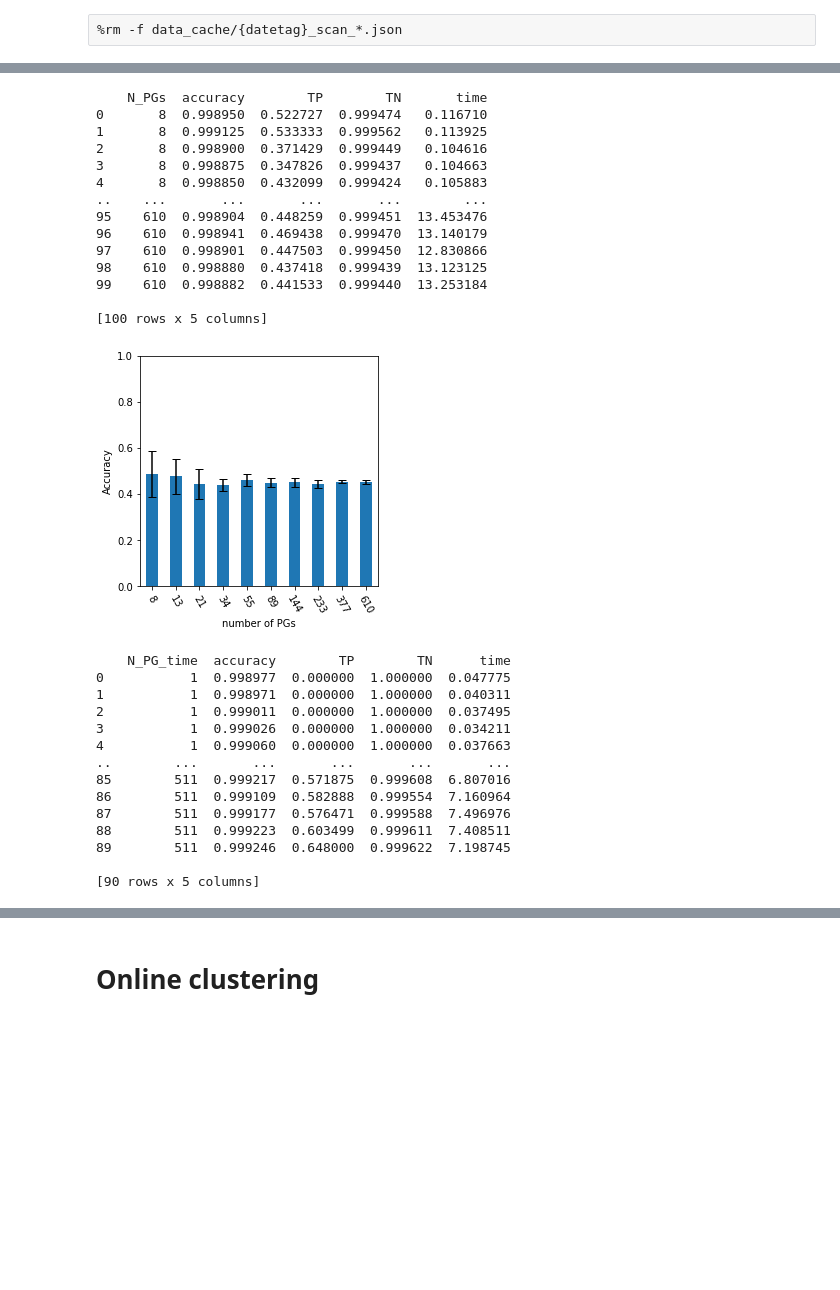
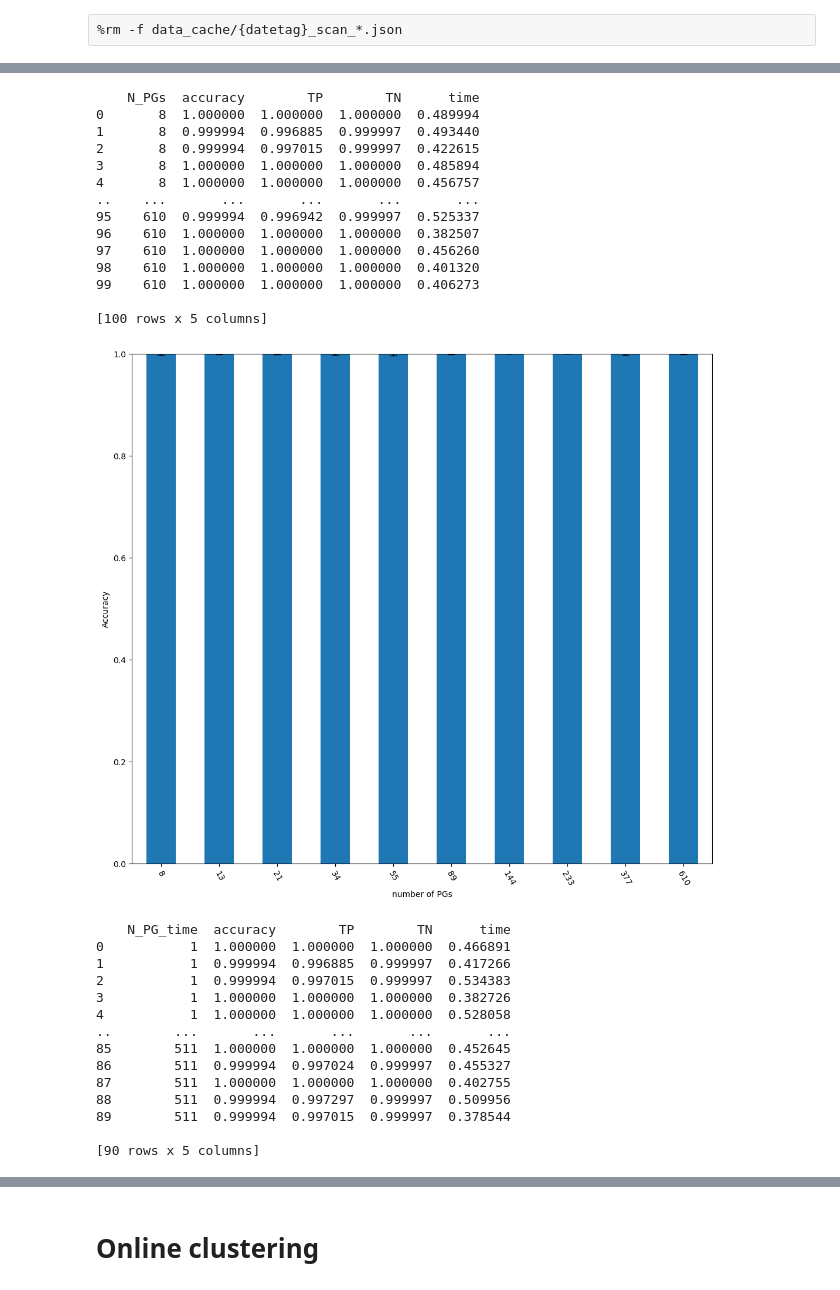
Before and after one commit to SpikeAI/TemporallyHeterogeneousConnections, a Jupyter notebook: dev/2022-11-16_ABCD.ipynb, the cells around one changed output, grey strips where cells are left out. Drawn from its saved outputs; the diff is of its cells as text; code cells hidden in the pictures; blank space fills up the shorter version.

```diff
--- a/dev/2022-11-16_ABCD.ipynb
+++ b/dev/2022-11-16_ABCD.ipynb
@@ -446,9 +417,8 @@ ax.set_yticklabels(np.arange(0, env_fig1.opt.N_PGs)+1)
 # %% [markdown]
 It results in the following activation of the postsynaptic neurons (activation probability with a Bernoullin trial):
 # %%
-subplotpars = matplotlib.figure.SubplotParams(left=0.125, right=.95, bottom=0.25, top=.975)
 for suff in ['', '_k']:
-    fig, ax = plt.subplots(1, 1, figsize=figsize, subplotpars=subplotpars)
+    fig, ax = plt.subplots(1, 1, figsize=figsize, subplotpars=subplotpars_fig1)
     for i_PG in range(env_fig1.opt.N_PGs):
         b_ = torch.zeros_like(b)
         b_[0, i_PG, :] = b[0, i_PG, :]
@@ -517,6 +493,5 @@ fig, axs = env_fig1.plot_PG(rp_PG, aspect=15);
 # %%
-fig, ax = plt.subplots(1, 1, figsize=figsize, subplotpars=subplotpars)
-colors = ['r', 'g' , 'b' , 'm']
+fig, ax = plt.subplots(1, 1, figsize=figsize, subplotpars=subplotpars_fig1)
 
 for i in range(0, env_fig1.opt.N_PGs):
     ax.eventplot([np.where(b[0, i, :] == 1.)[0]], colors=colors[i], lineoffsets=1.*i+.4, linelengths=0.8);
@@ -547,6 +522,5 @@ TODO: montrer des PGs générant des vagues, du bruit de Poisson, des one-spike
 # %%
 %mkdir -p data_cache
 # %%
-opt = init(datetag)
 opt.datetag
 # %% [output]
@@ -597,11 +573,10 @@ for key in scan_dicts:
                 new_env = ABCD(opt)
                 print(key, value)
                 new_env.d[key] = value
-                new_env.init()
                 # draw a new set of PGs
                 PG = new_env.set_PG(seed=seed+i_loc)
                 # test it
-                accuracy, TP, TN = new_env.test_model(PG, PG, seed=seed+i_loc+1)
+                accuracy, TP, TN = new_env.test_model(PG, PG, seed=seed+i_loc)
                 # toc
                 elapsed_time = time.time() - since
                 df_scan.loc[i_loc] = {key:value, 'accuracy':accuracy.item(), 'TP':TP.item(), 'TN':TN.item(), 'time':elapsed_time}
@@ -632,57 +607,53 @@ N_PG_time 15
 # %%
-fig_width = 4
-import matplotlib
-#subplotpars = matplotlib.figure.SubplotParams(left=0., right=1., bottom=0., top=1., wspace=0., hspace=0.,)
-subplotpars = matplotlib.figure.SubplotParams(left=0.15, right=.975, bottom=0.175, top=.975)
 
 import matplotlib.pyplot as plt
 for key in scan_dicts:
     filename = f'data_cache/{datetag}_scan_{key}.json'
     df_scan = pd.read_json(filename)
     print(df_scan)
     #for acc in ['TP', 'TN']
     #ax = df_scan.plot.scatter(x=key, y=['TP'], alpha=.1)
     #ax = df_scan.boxplot(column=key)
     # https://pandas.pydata.org/pandas-docs/stable/user_guide/visualization.html?highlight=errorbar#visualization-errorbars
     gp_scan = df_scan[[key, 'TP']].groupby([key])
     means = gp_scan.mean()
     errors = gp_scan.std()
-    fig, ax = plt.subplots(figsize=(fig_width, fig_width), subplotpars=subplotpars)
+    fig, ax = plt.subplots(figsize=(opt.fig_width, opt.fig_width), subplotpars=subplotpars)
     means.plot.bar(yerr=errors, ax=ax, capsize=4, rot=-60, legend=False)
     ax.set_ylabel('Accuracy')
     ax.set_xlabel(label_dicts[key])
     #ax.set_xscale('log')
     ax.set_ylim(0, 1)
     #fig = ax.get_figure()
     #if not figpath is  None: fig.savefig(figpath + '/figure_' + key + '.pdf')
     plt.show()
 # %% [output]
-    N_PGs  accuracy        TP        TN       time
-0       8  0.998950  0.522727  0.999474   0.116710
-1       8  0.999125  0.533333  0.999562   0.113925
-2       8  0.998900  0.371429  0.999449   0.104616
-3       8  0.998875  0.347826  0.999437   0.104663
-4       8  0.998850  0.432099  0.999424   0.105883
-..    ...       ...       ...       ...        ...
-95    610  0.998904  0.448259  0.999451  13.453476
-96    610  0.998941  0.469438  0.999470  13.140179
-97    610  0.998901  0.447503  0.999450  12.830866
-98    610  0.998880  0.437418  0.999439  13.123125
-99    610  0.998882  0.441533  0.999440  13.253184
+    N_PGs  accuracy        TP        TN      time
+0       8  1.000000  1.000000  1.000000  0.489994
+1       8  0.999994  0.996885  0.999997  0.493440
+2       8  0.999994  0.997015  0.999997  0.422615
+3       8  1.000000  1.000000  1.000000  0.485894
+4       8  1.000000  1.000000  1.000000  0.456757
+..    ...       ...       ...       ...       ...
+95    610  0.999994  0.996942  0.999997  0.525337
+96    610  1.000000  1.000000  1.000000  0.382507
+97    610  1.000000  1.000000  1.000000  0.456260
+98    610  1.000000  1.000000  1.000000  0.401320
+99    610  1.000000  1.000000  1.000000  0.406273
 
 [100 rows x 5 columns]
-[figure, old version]
+[figure, new version]
     N_PG_time  accuracy        TP        TN      time
-0           1  0.998977  0.000000  1.000000  0.047775
-1           1  0.998971  0.000000  1.000000  0.040311
-2           1  0.999011  0.000000  1.000000  0.037495
-3           1  0.999026  0.000000  1.000000  0.034211
-4           1  0.999060  0.000000  1.000000  0.037663
+0           1  1.000000  1.000000  1.000000  0.466891
+1           1  0.999994  0.996885  0.999997  0.417266
+2           1  0.999994  0.997015  0.999997  0.534383
+3           1  1.000000  1.000000  1.000000  0.382726
+4           1  1.000000  1.000000  1.000000  0.528058
 ..        ...       ...       ...       ...       ...
-85        511  0.999217  0.571875  0.999608  6.807016
-86        511  0.999109  0.582888  0.999554  7.160964
-87        511  0.999177  0.576471  0.999588  7.496976
-88        511  0.999223  0.603499  0.999611  7.408511
-89        511  0.999246  0.648000  0.999622  7.198745
+85        511  1.000000  1.000000  1.000000  0.452645
+86        511  0.999994  0.997024  0.999997  0.455327
+87        511  1.000000  1.000000  1.000000  0.402755
+88        511  0.999994  0.997297  0.999997  0.509956
+89        511  0.999994  0.997015  0.999997  0.378544
 
 [90 rows x 5 columns]
```
Also changed, not shown: parts of 53 cells of this notebook.
